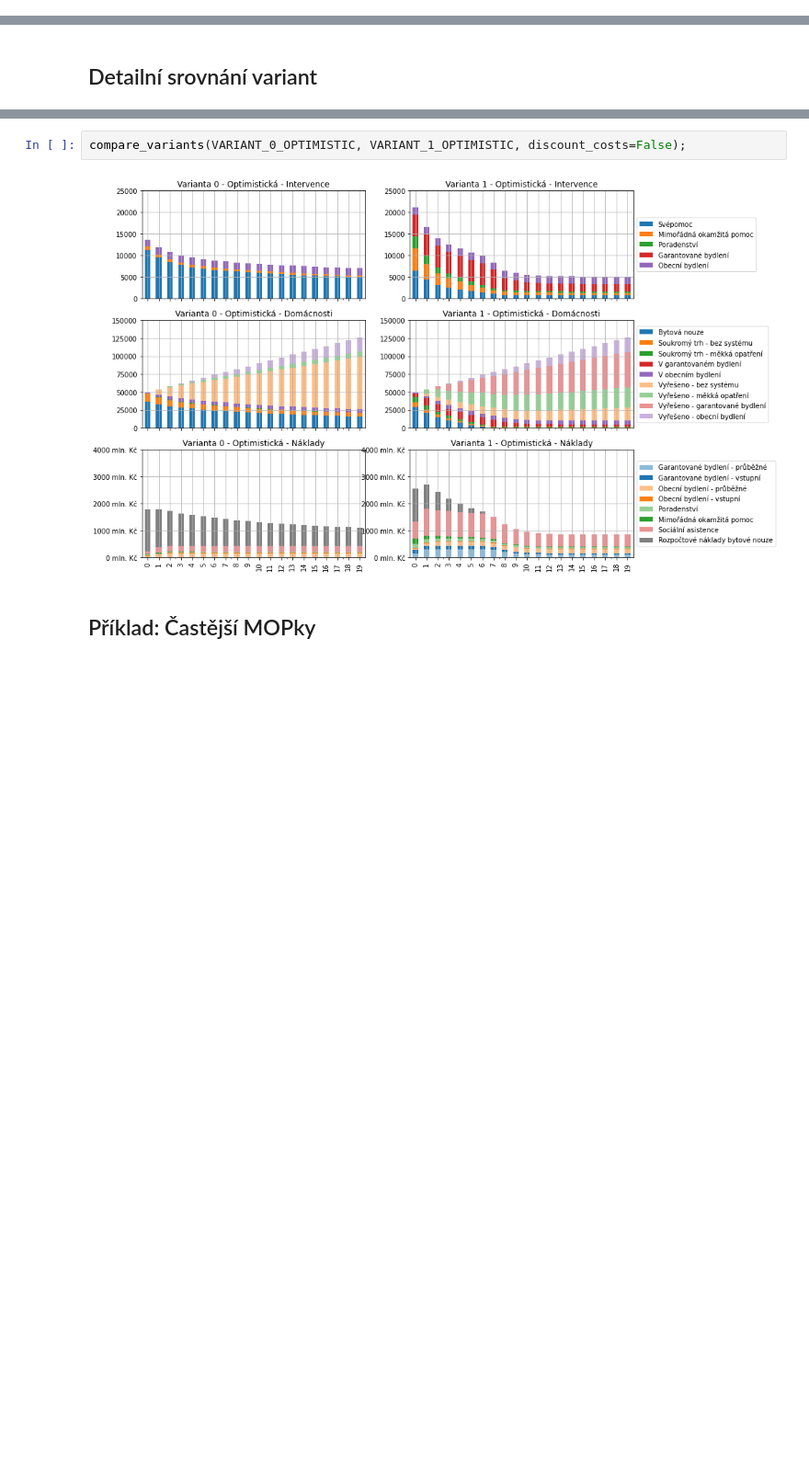
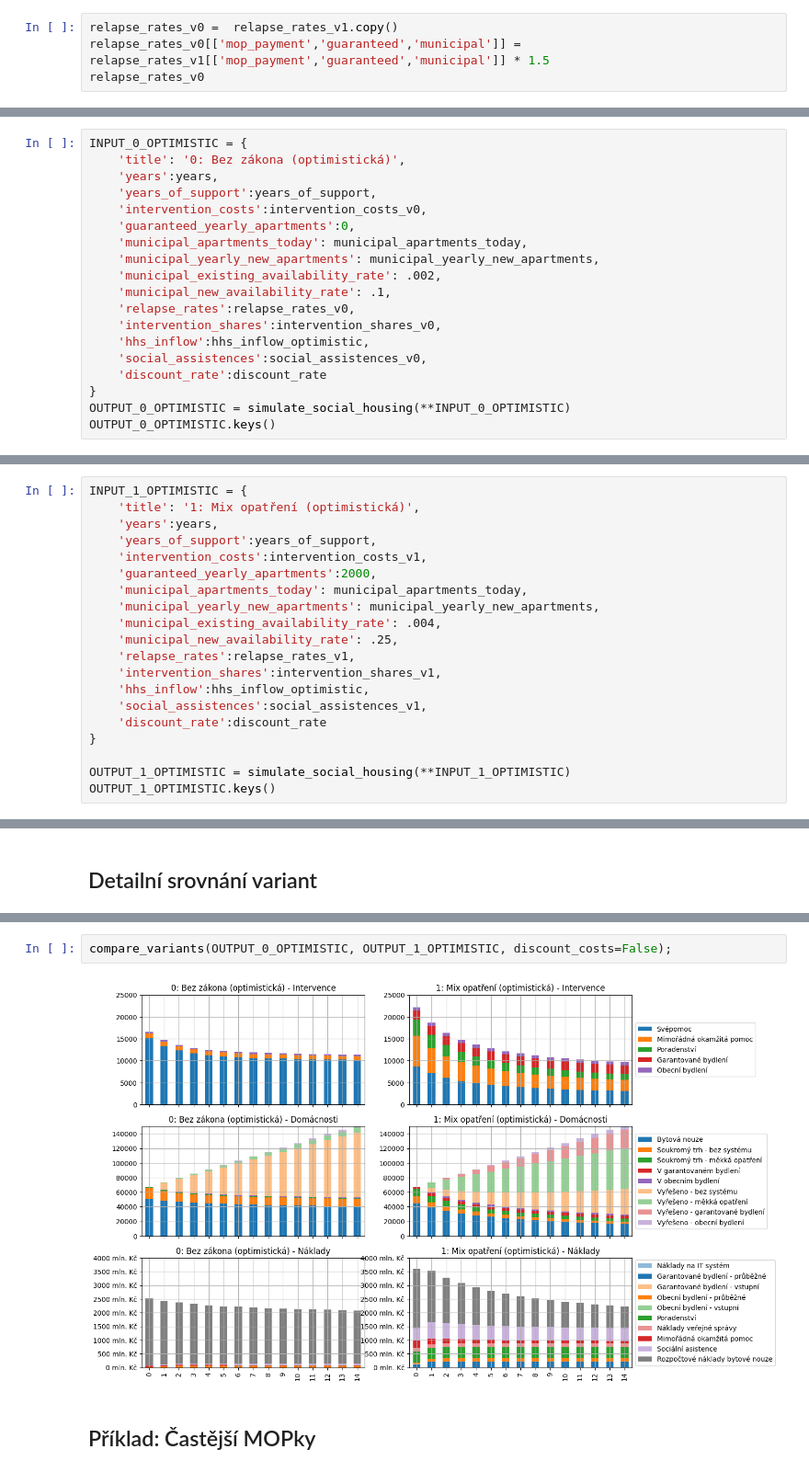
Before and after one commit to vitekzkytek/SocialHousingModel, a Jupyter notebook: model.ipynb, the cells around one changed output, grey strips where cells are left out. Shown at 92% size. Saved outputs shown, nothing was run; the diff lists cells and outputs as text; blank space fills up the shorter version.

```diff
--- a/model.ipynb
+++ b/model.ipynb
@@ -187,0 +243,4 @@ relapse_rates
+# %%
+relapse_rates_v0 =  relapse_rates_v1.copy()
+relapse_rates_v0[['mop_payment','guaranteed','municipal']] = relapse_rates_v1[['mop_payment','guaranteed','municipal']] * 1.5
+relapse_rates_v0
@@ -296,0 +342,19 @@ VARIANT_1_PESIMISTIC['hhs_inflow'] = hhs_inflow_pesimistic
+# %%
+INPUT_0_OPTIMISTIC = {
+    'title': '0: Bez zákona (optimistická)',
+    'years':years,
+    'years_of_support':years_of_support,
+    'intervention_costs':intervention_costs_v0,
+    'guaranteed_yearly_apartments':0,
+    'municipal_apartments_today': municipal_apartments_today,
+    'municipal_yearly_new_apartments': municipal_yearly_new_apartments,
+    'municipal_existing_availability_rate': .002,
+    'municipal_new_availability_rate': .1,
+    'relapse_rates':relapse_rates_v0,
+    'intervention_shares':intervention_shares_v0,
+    'hhs_inflow':hhs_inflow_optimistic,
+    'social_assistences':social_assistences_v0,
+    'discount_rate':discount_rate
+}
+OUTPUT_0_OPTIMISTIC = simulate_social_housing(**INPUT_0_OPTIMISTIC)
+OUTPUT_0_OPTIMISTIC.keys()
@@ -296,0 +374,20 @@ VARIANT_1_PESIMISTIC['hhs_inflow'] = hhs_inflow_pesimistic
+# %%
+INPUT_1_OPTIMISTIC = {
+    'title': '1: Mix opatření (optimistická)',
+    'years':years,
+    'years_of_support':years_of_support,
+    'intervention_costs':intervention_costs_v1,
+    'guaranteed_yearly_apartments':2000,
+    'municipal_apartments_today': municipal_apartments_today,
+    'municipal_yearly_new_apartments': municipal_yearly_new_apartments,
+    'municipal_existing_availability_rate': .004,
+    'municipal_new_availability_rate': .25,
+    'relapse_rates':relapse_rates_v1,
+    'intervention_shares':intervention_shares_v1,
+    'hhs_inflow':hhs_inflow_optimistic,
+    'social_assistences':social_assistences_v1,
+    'discount_rate':discount_rate
+}
+
+OUTPUT_1_OPTIMISTIC = simulate_social_housing(**INPUT_1_OPTIMISTIC)
+OUTPUT_1_OPTIMISTIC.keys()
@@ -352,7 +541,7 @@ compare_variants(VARIANT_0_PESIMISTIC, VARIANT_1_PESIMISTIC);
 # %%
-compare_variants(VARIANT_0_OPTIMISTIC, VARIANT_1_OPTIMISTIC, discount_costs=False);
+compare_variants(OUTPUT_0_OPTIMISTIC, OUTPUT_1_OPTIMISTIC, discount_costs=False);
 # %% [output]
-[figure, old version]
+[figure, new version]
 # %% [markdown]
 ## Příklad: Častější MOPky
 # %%
```
Also changed, not shown: parts of 79 cells of this notebook, 2 other files.
